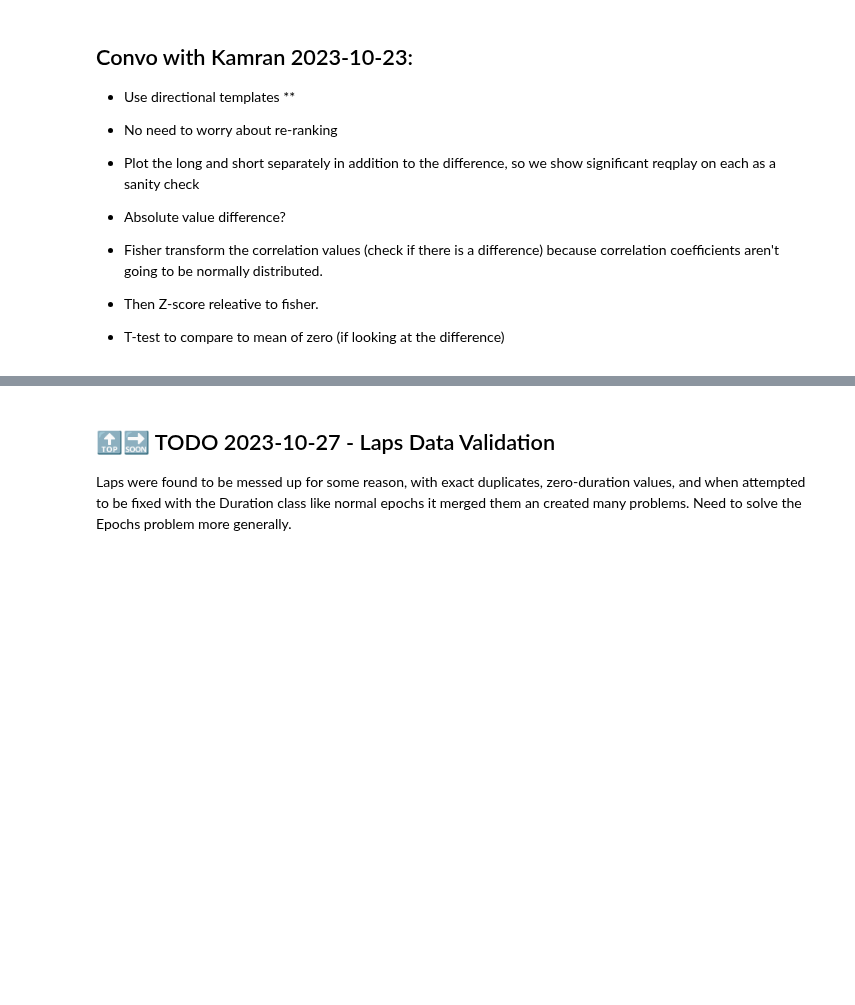
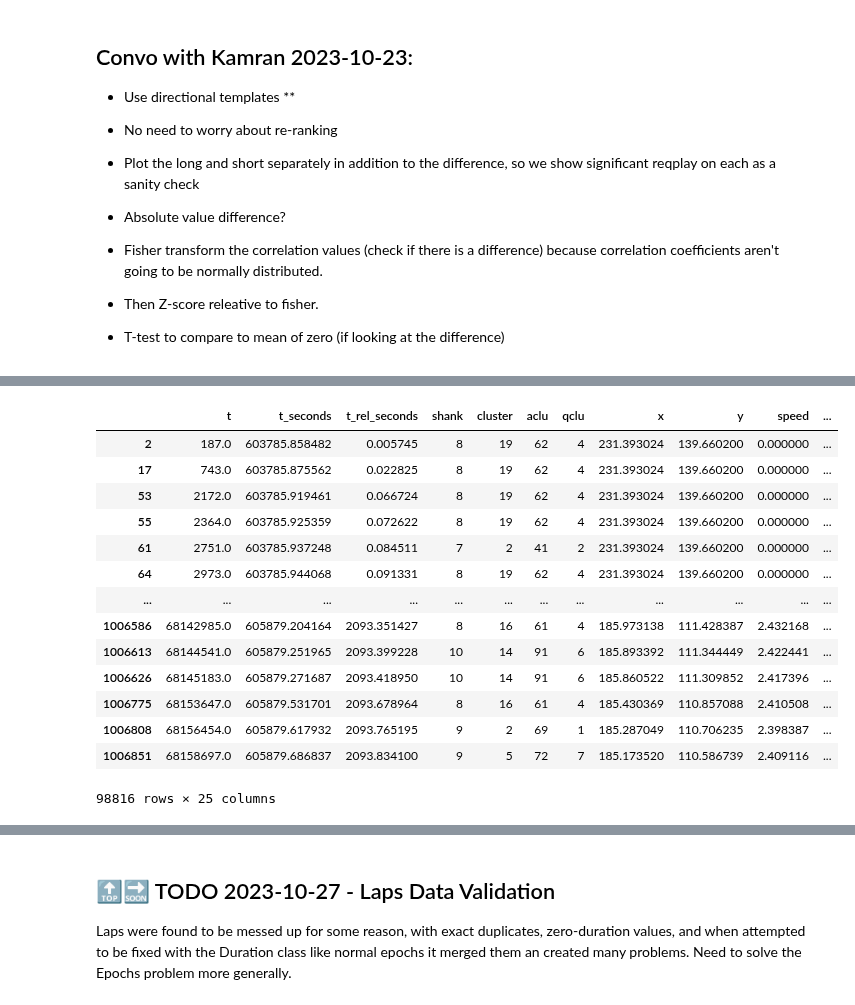
Before and after one commit to CommanderPho/Spike3D, a Jupyter notebook: ReviewOfWork_2022 - 2023-10-30.ipynb, the cells around one changed output, grey strips where cells are left out. Cells and saved outputs as stored; diff of their text form; code cells hidden in the pictures; blank space fills up the shorter version.

```diff
--- a/ReviewOfWork_2022 - 2023-10-30.ipynb
+++ b/ReviewOfWork_2022 - 2023-10-30.ipynb
@@ -684,5 +718,18 @@ long_odd_shared_aclus_only_one_step_decoder_1D, long_even_shared_aclus_only_one_
 long_odd_laps_obj, long_even_laps_obj, short_odd_laps_obj, short_even_laps_obj = list(directional_laps_results.split_directional_laps_dict.values())
 track_templates: TrackTemplates = TrackTemplates.init_from_shared_aclus_only_decoders(long_odd_shared_aclus_only_one_step_decoder_1D, long_even_shared_aclus_only_one_step_decoder_1D, short_odd_shared_aclus_only_one_step_decoder_1D, short_even_shared_aclus_only_one_step_decoder_1D)
 
+# RankOrderAnalyses.direction_dependent_rank_order_template_shuffle_analysis(long_odd_shared_aclus_only_one_step_decoder_1D, short_odd_shared_aclus_only_one_step_decoder_1D, long_even_shared_aclus_only_one_step_decoder_1D, short_even_shared_aclus_only_one_step_decoder_1D, global_spikes_df, global_laps, global_replays)
 
-# RankOrderAnalyses.direction_dependent_rank_order_template_shuffle_analysis(long_odd_shared_aclus_only_one_step_decoder_1D, short_odd_shared_aclus_only_one_step_decoder_1D, long_even_shared_aclus_only_one_step_decoder_1D, short_even_shared_aclus_only_one_step_decoder_1D, global_spikes_df, global_laps, global_replays)
+## 2023-10-24 - Simple long/short (2-template, direction independent) analysis:
+# shuffle_helper = build_track_templates_for_shuffle(long_shared_aclus_only_decoder, short_shared_aclus_only_decoder, num_shuffles=1000, bimodal_exclude_aclus=[5, 14, 25, 46, 61, 66, 86, 88, 95])
+# shared_aclus_only_neuron_IDs = shuffle_helper.shared_aclus_only_neuron_IDs
+
+# 2023-10-26 - Direction Dependent (4 template) analysis: long_odd_shared_aclus_only_one_step_decoder_1D, long_even_shared_aclus_only_one_step_decoder_1D, short_odd_shared_aclus_only_one_step_decoder_1D, short_even_shared_aclus_only_one_step_decoder_1D
+odd_shuffle_helper = build_track_templates_for_shuffle(long_odd_shared_aclus_only_one_step_decoder_1D, short_odd_shared_aclus_only_one_step_decoder_1D, num_shuffles=60, bimodal_exclude_aclus=[])
+even_shuffle_helper = build_track_templates_for_shuffle(long_even_shared_aclus_only_one_step_decoder_1D, short_even_shared_aclus_only_one_step_decoder_1D, num_shuffles=60, bimodal_exclude_aclus=[])
+shared_aclus_only_neuron_IDs = odd_shuffle_helper.shared_aclus_only_neuron_IDs # same for both shuffler_helpers
+
+# shared_aclus_only_neuron_IDs, is_good_aclus, long_pf_peak_ranks, short_pf_peak_ranks, shuffled_aclus, shuffle_IDXs = astuple(shuffle_helper)
+active_spikes_df = deepcopy(global_spikes_df).spikes.sliced_by_neuron_id(track_templates.shared_aclus_only_neuron_IDs)
+active_spikes_df
+# %% [output]
@@ -688,0 +737,15 @@ track_templates: TrackTemplates = TrackTemplates.init_from_shared_aclus_only_dec
+|  | t | t_seconds | t_rel_seconds | shank | cluster | aclu | qclu | x | y | speed | ... |
+| 2 | 187.0 | 603785.858482 | 0.005745 | 8 | 19 | 62 | 4 | 231.393024 | 139.660200 | 0.000000 | ... |
+| 17 | 743.0 | 603785.875562 | 0.022825 | 8 | 19 | 62 | 4 | 231.393024 | 139.660200 | 0.000000 | ... |
+| 53 | 2172.0 | 603785.919461 | 0.066724 | 8 | 19 | 62 | 4 | 231.393024 | 139.660200 | 0.000000 | ... |
+| 55 | 2364.0 | 603785.925359 | 0.072622 | 8 | 19 | 62 | 4 | 231.393024 | 139.660200 | 0.000000 | ... |
+| 61 | 2751.0 | 603785.937248 | 0.084511 | 7 | 2 | 41 | 2 | 231.393024 | 139.660200 | 0.000000 | ... |
+| 64 | 2973.0 | 603785.944068 | 0.091331 | 8 | 19 | 62 | 4 | 231.393024 | 139.660200 | 0.000000 | ... |
+| ... | ... | ... | ... | ... | ... | ... | ... | ... | ... | ... | ... |
+| 1006586 | 68142985.0 | 605879.204164 | 2093.351427 | 8 | 16 | 61 | 4 | 185.973138 | 111.428387 | 2.432168 | ... |
+| 1006613 | 68144541.0 | 605879.251965 | 2093.399228 | 10 | 14 | 91 | 6 | 185.893392 | 111.344449 | 2.422441 | ... |
+| 1006626 | 68145183.0 | 605879.271687 | 2093.418950 | 10 | 14 | 91 | 6 | 185.860522 | 111.309852 | 2.417396 | ... |
+| 1006775 | 68153647.0 | 605879.531701 | 2093.678964 | 8 | 16 | 61 | 4 | 185.430369 | 110.857088 | 2.410508 | ... |
+| 1006808 | 68156454.0 | 605879.617932 | 2093.765195 | 9 | 2 | 69 | 1 | 185.287049 | 110.706235 | 2.398387 | ... |
+| 1006851 | 68158697.0 | 605879.686837 | 2093.834100 | 9 | 5 | 72 | 7 | 185.173520 | 110.586739 | 2.409116 | ... |
+98816 rows × 25 columns
```
Also changed, not shown: parts of 16 cells of this notebook, 1 other file.
